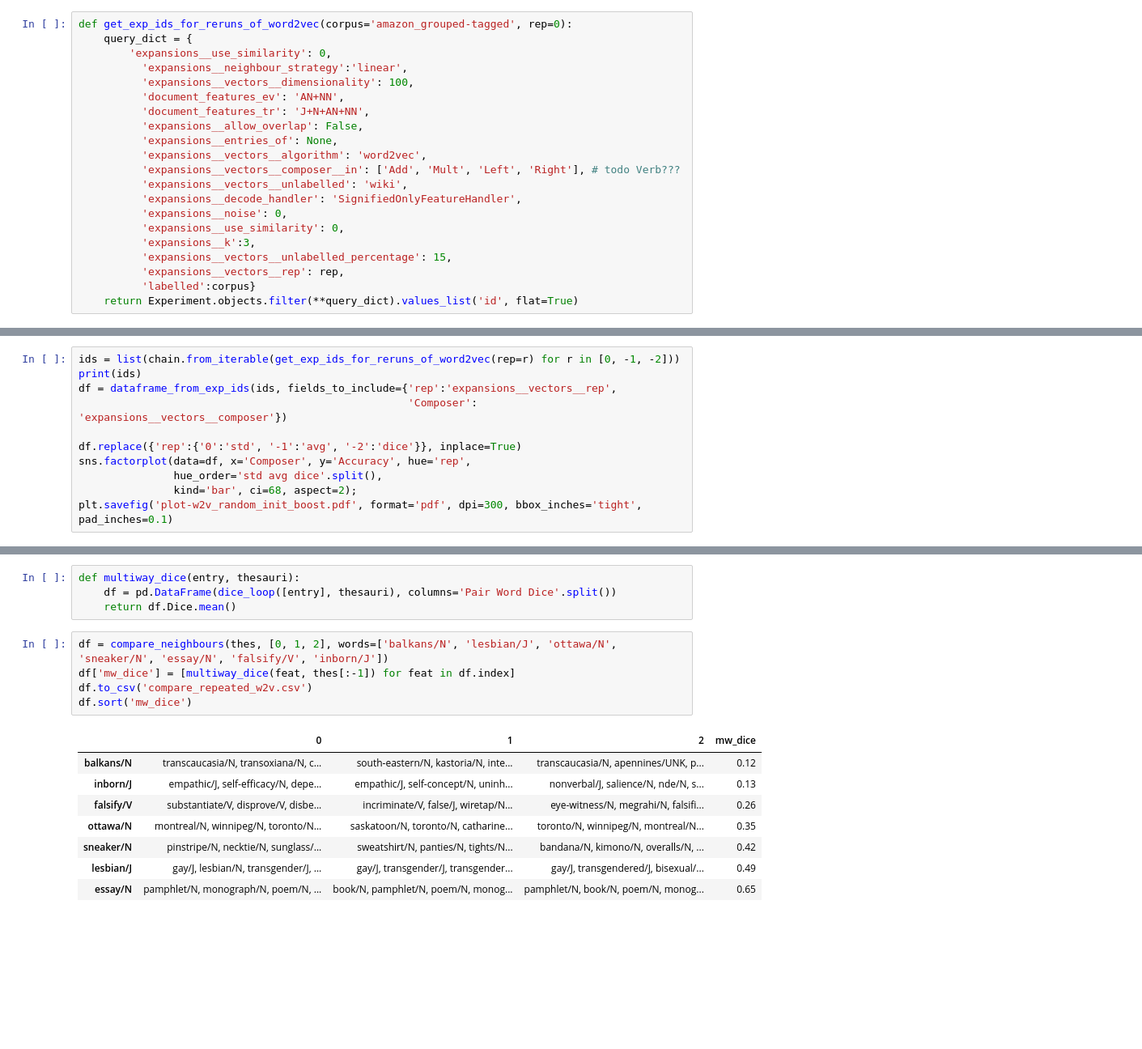
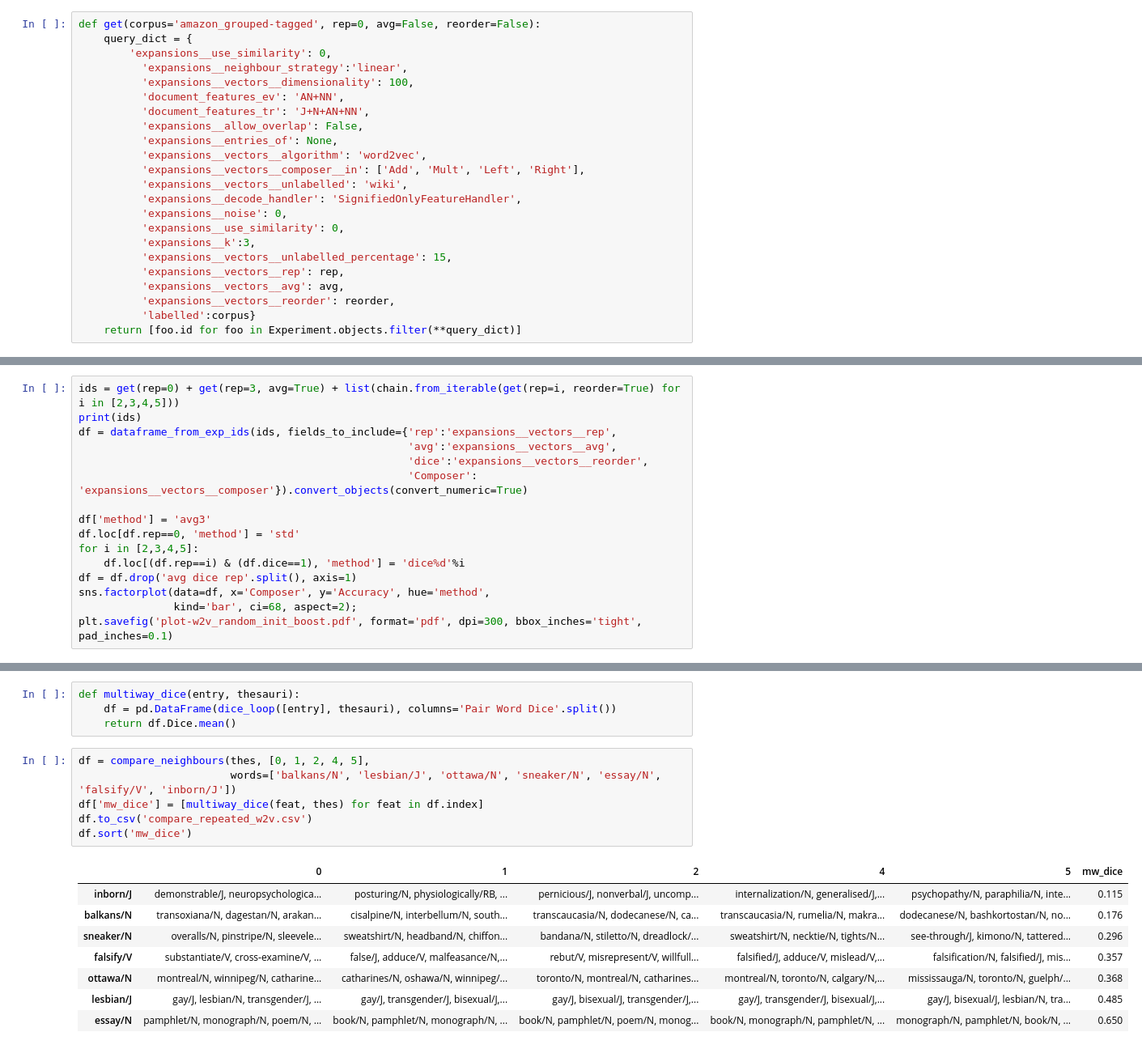
Before and after one commit to mbatchkarov/ExpLosion, a Jupyter notebook: notebooks/w2v_repeats_effect_of_random_initialisation.ipynb, the cells around one changed output, grey strips where cells are left out. Shown at 81% size. Drawn from its saved outputs; the diff is of its cells as text; blank space fills up the shorter version.

```diff
--- a/notebooks/w2v_repeats_effect_of_random_initialisation.ipynb
+++ b/notebooks/w2v_repeats_effect_of_random_initialisation.ipynb
@@ -12,5 +15,5 @@ from gui.user_code import pretty_names
 # %%
-def get_exp_ids_for_reruns_of_word2vec(corpus='amazon_grouped-tagged', rep=0):
+def get(corpus='amazon_grouped-tagged', rep=0, avg=False, reorder=False):
     query_dict = {
         'expansions__use_similarity': 0,
           'expansions__neighbour_strategy':'linear',
@@ -20,7 +23,7 @@ def get_exp_ids_for_reruns_of_word2vec(corpus='amazon_grouped-tagged', rep=0):
           'expansions__allow_overlap': False,
           'expansions__entries_of': None,
           'expansions__vectors__algorithm': 'word2vec',
-          'expansions__vectors__composer__in': ['Add', 'Mult', 'Left', 'Right'], # todo Verb???
+          'expansions__vectors__composer__in': ['Add', 'Mult', 'Left', 'Right'],
           'expansions__vectors__unlabelled': 'wiki',
           'expansions__decode_handler': 'SignifiedOnlyFeatureHandler',
           'expansions__noise': 0,
@@ -28,6 +31,8 @@ def get_exp_ids_for_reruns_of_word2vec(corpus='amazon_grouped-tagged', rep=0):
           'expansions__k':3,
           'expansions__vectors__unlabelled_percentage': 15,
           'expansions__vectors__rep': rep,
+          'expansions__vectors__avg': avg,
+          'expansions__vectors__reorder': reorder,
           'labelled':corpus}
-    return Experiment.objects.filter(**query_dict).values_list('id', flat=True)
+    return [foo.id for foo in Experiment.objects.filter(**query_dict)]
 # %%
@@ -51,14 +52,19 @@ Accuracy has 6000 values
 folds has 6000 values
 [figure]
 # %%
-ids = list(chain.from_iterable(get_exp_ids_for_reruns_of_word2vec(rep=r) for r in [0, -1, -2]))
+ids = get(rep=0) + get(rep=3, avg=True) + list(chain.from_iterable(get(rep=i, reorder=True) for i in [2,3,4,5]))
 print(ids)
 df = dataframe_from_exp_ids(ids, fields_to_include={'rep':'expansions__vectors__rep',
-                                                    'Composer': 'expansions__vectors__composer'})
+                                                    'avg':'expansions__vectors__avg',
+                                                    'dice':'expansions__vectors__reorder',
+                                                    'Composer': 'expansions__vectors__composer'}).convert_objects(convert_numeric=True)
 
-df.replace({'rep':{'0':'std', '-1':'avg', '-2':'dice'}}, inplace=True)
-sns.factorplot(data=df, x='Composer', y='Accuracy', hue='rep',
-               hue_order='std avg dice'.split(),
+df['method'] = 'avg3'
+df.loc[df.rep==0, 'method'] = 'std'
+for i in [2,3,4,5]:
+    df.loc[(df.rep==i) & (df.dice==1), 'method'] = 'dice%d'%i
+df = df.drop('avg dice rep'.split(), axis=1)
+sns.factorplot(data=df, x='Composer', y='Accuracy', hue='method',
                kind='bar', ci=68, aspect=2);
 plt.savefig('plot-w2v_random_init_boost.pdf', format='pdf', dpi=300, bbox_inches='tight', pad_inches=0.1)
 # %% [output]
@@ -157,19 +146,20 @@ def multiway_dice(entry, thesauri):
     df = pd.DataFrame(dice_loop([entry], thesauri), columns='Pair Word Dice'.split())
     return df.Dice.mean()
 # %%
-df = compare_neighbours(thes, [0, 1, 2], words=['balkans/N', 'lesbian/J', 'ottawa/N', 'sneaker/N', 'essay/N', 'falsify/V', 'inborn/J'])
-df['mw_dice'] = [multiway_dice(feat, thes[:-1]) for feat in df.index]
+df = compare_neighbours(thes, [0, 1, 2, 4, 5],
+                        words=['balkans/N', 'lesbian/J', 'ottawa/N', 'sneaker/N', 'essay/N', 'falsify/V', 'inborn/J'])
+df['mw_dice'] = [multiway_dice(feat, thes) for feat in df.index]
 df.to_csv('compare_repeated_w2v.csv')
 df.sort('mw_dice')
 # %% [output]
-|  | 0 | 1 | 2 | mw_dice |
-| balkans/N | transcaucasia/N, transoxiana/N, c... | south-eastern/N, kastoria/N, inte... | transcaucasia/N, apennines/UNK, p... | 0.12 |
-| inborn/J | empathic/J, self-efficacy/N, depe... | empathic/J, self-concept/N, uninh... | nonverbal/J, salience/N, nde/N, s... | 0.13 |
-| falsify/V | substantiate/V, disprove/V, disbe... | incriminate/V, false/J, wiretap/N... | eye-witness/N, megrahi/N, falsifi... | 0.26 |
-| ottawa/N | montreal/N, winnipeg/N, toronto/N... | saskatoon/N, toronto/N, catharine... | toronto/N, winnipeg/N, montreal/N... | 0.35 |
-| sneaker/N | pinstripe/N, necktie/N, sunglass/... | sweatshirt/N, panties/N, tights/N... | bandana/N, kimono/N, overalls/N, ... | 0.42 |
-| lesbian/J | gay/J, lesbian/N, transgender/J, ... | gay/J, transgender/J, transgender... | gay/J, transgendered/J, bisexual/... | 0.49 |
-| essay/N | pamphlet/N, monograph/N, poem/N, ... | book/N, pamphlet/N, poem/N, monog... | pamphlet/N, book/N, poem/N, monog... | 0.65 |
+|  | 0 | 1 | 2 | 4 | 5 | mw_dice |
+| inborn/J | demonstrable/J, neuropsychologica... | posturing/N, physiologically/RB, ... | pernicious/J, nonverbal/J, uncomp... | internalization/N, generalised/J,... | psychopathy/N, paraphilia/N, inte... | 0.115 |
+| balkans/N | transoxiana/N, dagestan/N, arakan... | cisalpine/N, interbellum/N, south... | transcaucasia/N, dodecanese/N, ca... | transcaucasia/N, rumelia/N, makra... | dodecanese/N, bashkortostan/N, no... | 0.176 |
+| sneaker/N | overalls/N, pinstripe/N, sleevele... | sweatshirt/N, headband/N, chiffon... | bandana/N, stiletto/N, dreadlock/... | sweatshirt/N, necktie/N, tights/N... | see-through/J, kimono/N, tattered... | 0.296 |
+| falsify/V | substantiate/V, cross-examine/V, ... | false/J, adduce/V, malfeasance/N,... | rebut/V, misrepresent/V, willfull... | falsified/J, adduce/V, mislead/V,... | falsification/N, falsified/J, mis... | 0.357 |
+| ottawa/N | montreal/N, winnipeg/N, catharine... | catharines/N, oshawa/N, winnipeg/... | toronto/N, montreal/N, catharines... | montreal/N, toronto/N, calgary/N,... | mississauga/N, toronto/N, guelph/... | 0.368 |
+| lesbian/J | gay/J, lesbian/N, transgender/J, ... | gay/J, transgender/J, bisexual/J,... | gay/J, bisexual/J, transgender/J,... | gay/J, transgender/J, bisexual/J,... | gay/J, bisexual/J, lesbian/N, tra... | 0.485 |
+| essay/N | pamphlet/N, monograph/N, poem/N, ... | book/N, pamphlet/N, monograph/N, ... | book/N, pamphlet/N, poem/N, monog... | book/N, monograph/N, pamphlet/N, ... | monograph/N, pamphlet/N, book/N, ... | 0.650 |
 # %%
 print(pd.DataFrame(df.stack()).to_latex())
 # %% [output]
```
Also changed, not shown: parts of 11 cells of this notebook, 3 other files.
